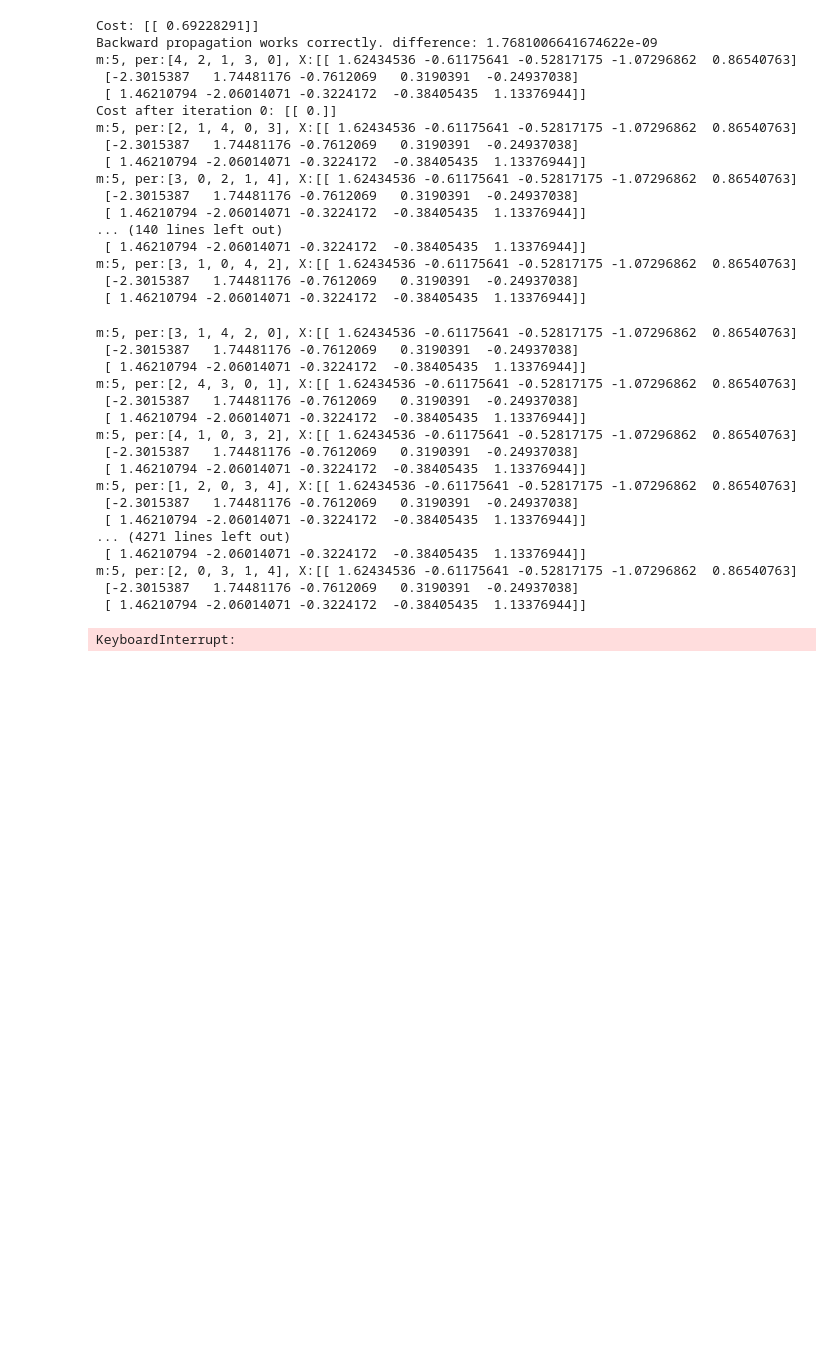
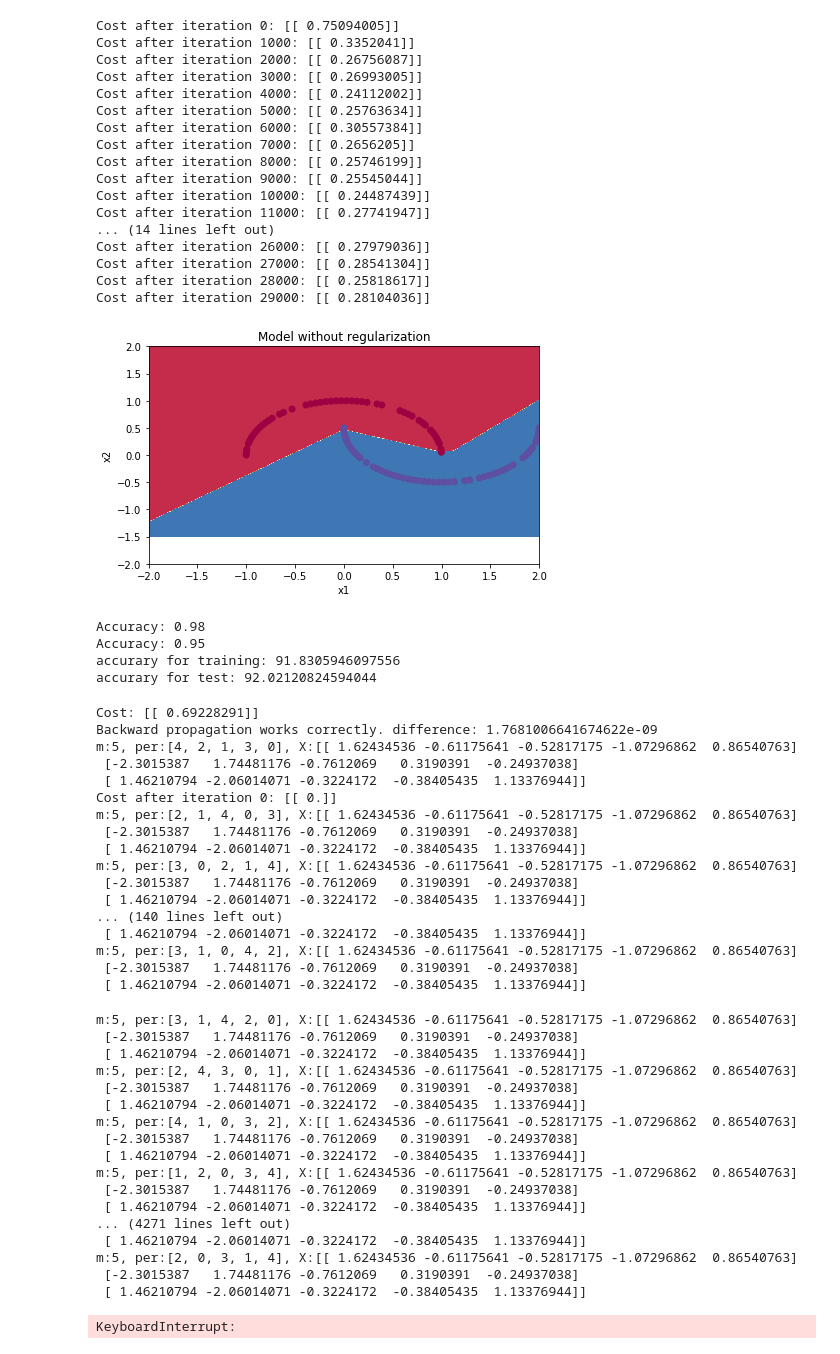
Before and after one commit to abarelk/Darjeeling, a Jupyter notebook: nn_model.ipynb, the cells around one changed output. Saved outputs shown, nothing was run; the diff lists cells and outputs as text; code cells hidden in the pictures; blank space fills up the shorter version.

```diff
--- a/nn_model.ipynb
+++ b/nn_model.ipynb
@@ -144,7 +144,7 @@ def initialize_adam_variables(parameters):
     return v, s
 
 
-def update_parameters(parameters, grads, v, s, t, learning_rate, beta1=0.9, beta2=0.999, epsilon=10e-8):
+def update_parameters(parameters, grads, v, s, t, learning_rate, beta1=0.9, beta2=0.999, epsilon=1e-8):
     L = len(parameters) // 2
 
     v_crted = {}
@@ -176,6 +176,7 @@ def update_parameters(parameters, grads, v, s, t, learning_rate, beta1=0.9, beta
 
 def random_mini_batches(X, Y, mini_batch_size=0, seed=0):
     m = X.shape[1]
+    np.random.seed(seed)
     permutation = list(np.random.permutation(m))
     shuffled_X = X[:, permutation]
     shuffled_Y = Y[:, permutation]
@@ -299,6 +300,83 @@ def gradient_check(X, Y, activation, parameters, grads, epsilon=1e-7, lambd=0.):
 def accuracy(parameters, X, Y):
     p, caches = linear_forward_propagation(parameters, X, relu)
     return 100. - np.sum(np.abs(p - Y))/Y.shape[1] * 100
+# %%
+from reg_utils import load_2D_dataset, plot_decision_boundary
+import matplotlib.pyplot as plt
+import scipy.io
+import sklearn as sk
+
+%matplotlib inline
+plt.rcParams['figure.figsize'] = (7.0, 4.0) # set default size of plots
+plt.rcParams['image.interpolation'] = 'nearest'
+plt.rcParams['image.cmap'] = 'gray'
+
+def predict_dec(parameters, X):
+    """
+    Used for plotting decision boundary.
+
+    Arguments:
+    parameters -- python dictionary containing your parameters
+    X -- input data of size (m, K)
+
+    Returns
+    predictions -- vector of predictions of our model (red: 0 / blue: 1)
+    """
+
+    # Predict using forward propagation and a classification threshold of 0.5
+    a3, cache = linear_forward_propagation(parameters, X, relu)
+    predictions = (a3>0.5)
+    return predictions
+
+
+def make_moon(n_train=100, n_test=20):
+    X, Y = sk.datasets.make_moons(n_samples = n_train + n_test)
+    train_X = X[:n_train, :].T
+    train_Y = Y[:n_train].reshape((1, n_train))
+    test_X = X[n_train:n_train+n_test, :].T
+    test_Y = Y[n_train:n_train+n_test].reshape((1, n_test))
+    return train_X, train_Y, test_X, test_Y
+
+
+np.random.seed(3)
+train_X, train_Y, test_X, test_Y = make_moon(n_train=100, n_test=20)
+layer_dims = [train_X.shape[0],  20, 3, 1]
+
+parameters, cost = nn_model(train_X, train_Y, layer_dims, mini_batch_size=10, lambd=0.2, learning_rate=0.01, epochs=30000, print_th_iter=1000)
+
+plt.title("Model without regularization")
+axes = plt.gca()
+axes.set_xlim([-2.,2.])
+axes.set_ylim([-2.,2.])
+plot_decision_boundary(lambda x: predict_dec(parameters, x.T), train_X, train_Y)
+
+predict(train_X, train_Y, parameters, relu)
+predict(test_X, test_Y, parameters, relu)
+print("accurary for training: {}".format(accuracy(parameters, train_X, train_Y)))
+print("accurary for test: {}".format(accuracy(parameters, test_X, test_Y)))
+# %% [output]
+Cost after iteration 0: [[ 0.75094005]]
+Cost after iteration 1000: [[ 0.3352041]]
+Cost after iteration 2000: [[ 0.26756087]]
+Cost after iteration 3000: [[ 0.26993005]]
+Cost after iteration 4000: [[ 0.24112002]]
+Cost after iteration 5000: [[ 0.25763634]]
+Cost after iteration 6000: [[ 0.30557384]]
+Cost after iteration 7000: [[ 0.2656205]]
+Cost after iteration 8000: [[ 0.25746199]]
+Cost after iteration 9000: [[ 0.25545044]]
+Cost after iteration 10000: [[ 0.24487439]]
+Cost after iteration 11000: [[ 0.27741947]]
+... (14 lines left out)
+Cost after iteration 26000: [[ 0.27979036]]
+Cost after iteration 27000: [[ 0.28541304]]
+Cost after iteration 28000: [[ 0.25818617]]
+Cost after iteration 29000: [[ 0.28104036]]
+[figure, added]
+Accuracy: 0.98
+Accuracy: 0.95
+accurary for training: 91.8305946097556
+accurary for test: 92.02120824594044
 # %%
 np.random.seed(1)
 training_set_X = np.random.randn(3, 5)
```
Also changed, not shown: parts of 4 cells of this notebook.
